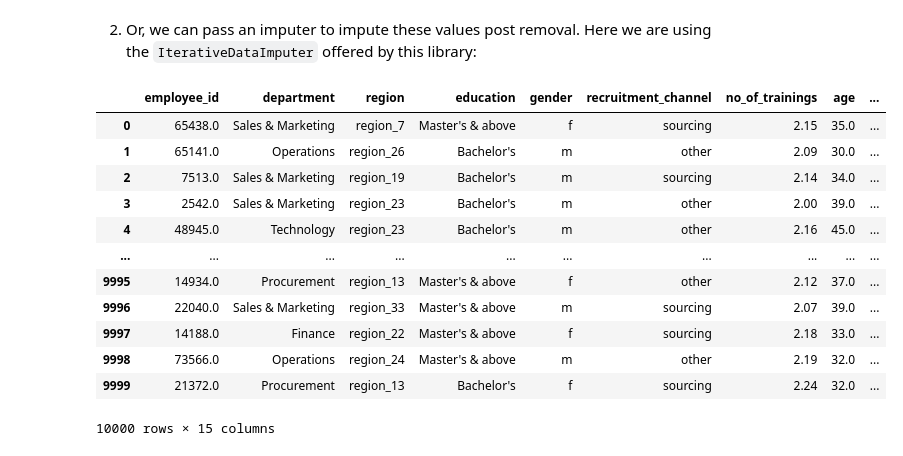
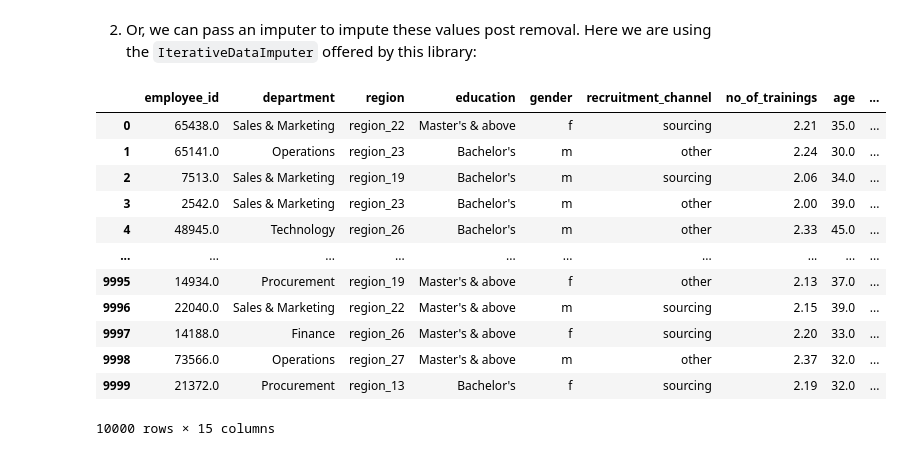
Before and after one commit to microsoft/responsible-ai-toolbox-mitigations, a Jupyter notebook: notebooks/datadiagnostics/module_tests/active_detect.ipynb, the cells around one changed output. Drawn from its saved outputs; the diff is of its cells as text; code cells hidden in the pictures.

Commit message:
adding doc strings and other fixes

```diff
--- a/notebooks/datadiagnostics/module_tests/active_detect.ipynb
+++ b/notebooks/datadiagnostics/module_tests/active_detect.ipynb
@@ -307,38 +307,38 @@ active_detector_7.transform(dataset)
 # %%
 from raimitigations.dataprocessing import IterativeDataImputer
 from sklearn.ensemble import RandomForestRegressor
 imputer = IterativeDataImputer(
     df=dataset,
     col_impute=None,
     enable_encoder=True,
     iterative_params={
         'estimator': RandomForestRegressor(),
         'missing_values': np.nan,
         'sample_posterior': False,
         'max_iter': 3,
         'tol': 1e-3,
         'n_nearest_features': None,
         'initial_strategy': 'mean',
         'imputation_order': 'ascending',
         'skip_complete': False,
         'min_value': -np.inf,
         'max_value': np.inf,
-        'random_state': None},
+        'random_state': 100},
     verbose=False
 )
 
-active_detector_7.transform(dataset, imputer=imputer)
+active_detector_7.transform(dataset, imputer = imputer)
 # %% [output]
 |  | employee_id | department | region | education | gender | recruitment_channel | no_of_trainings | age | ... |
-| 0 | 65438.0 | Sales & Marketing | region_7 | Master's & above | f | sourcing | 2.15 | 35.0 | ... |
-| 1 | 65141.0 | Operations | region_26 | Bachelor's | m | other | 2.09 | 30.0 | ... |
-| 2 | 7513.0 | Sales & Marketing | region_19 | Bachelor's | m | sourcing | 2.14 | 34.0 | ... |
+| 0 | 65438.0 | Sales & Marketing | region_22 | Master's & above | f | sourcing | 2.21 | 35.0 | ... |
+| 1 | 65141.0 | Operations | region_23 | Bachelor's | m | other | 2.24 | 30.0 | ... |
+| 2 | 7513.0 | Sales & Marketing | region_19 | Bachelor's | m | sourcing | 2.06 | 34.0 | ... |
 | 3 | 2542.0 | Sales & Marketing | region_23 | Bachelor's | m | other | 2.00 | 39.0 | ... |
-| 4 | 48945.0 | Technology | region_23 | Bachelor's | m | other | 2.16 | 45.0 | ... |
+| 4 | 48945.0 | Technology | region_26 | Bachelor's | m | other | 2.33 | 45.0 | ... |
 | ... | ... | ... | ... | ... | ... | ... | ... | ... | ... |
-| 9995 | 14934.0 | Procurement | region_13 | Master's & above | f | other | 2.12 | 37.0 | ... |
-| 9996 | 22040.0 | Sales & Marketing | region_33 | Master's & above | m | sourcing | 2.07 | 39.0 | ... |
-| 9997 | 14188.0 | Finance | region_22 | Master's & above | f | sourcing | 2.18 | 33.0 | ... |
-| 9998 | 73566.0 | Operations | region_24 | Master's & above | m | other | 2.19 | 32.0 | ... |
-| 9999 | 21372.0 | Procurement | region_13 | Bachelor's | f | sourcing | 2.24 | 32.0 | ... |
+| 9995 | 14934.0 | Procurement | region_19 | Master's & above | f | other | 2.13 | 37.0 | ... |
+| 9996 | 22040.0 | Sales & Marketing | region_22 | Master's & above | m | sourcing | 2.15 | 39.0 | ... |
+| 9997 | 14188.0 | Finance | region_26 | Master's & above | f | sourcing | 2.20 | 33.0 | ... |
+| 9998 | 73566.0 | Operations | region_27 | Master's & above | m | other | 2.37 | 32.0 | ... |
+| 9999 | 21372.0 | Procurement | region_13 | Bachelor's | f | sourcing | 2.19 | 32.0 | ... |
 10000 rows × 15 columns
```
Also changed, not shown: parts of 8 cells of this notebook, 10 other files.
